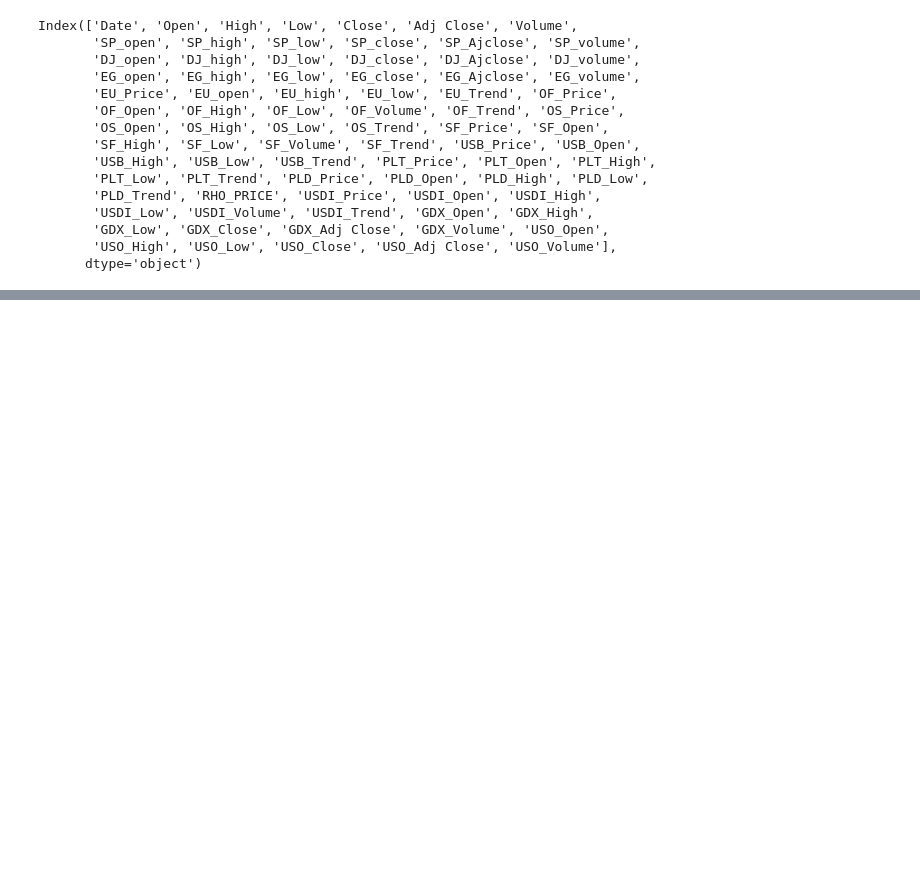
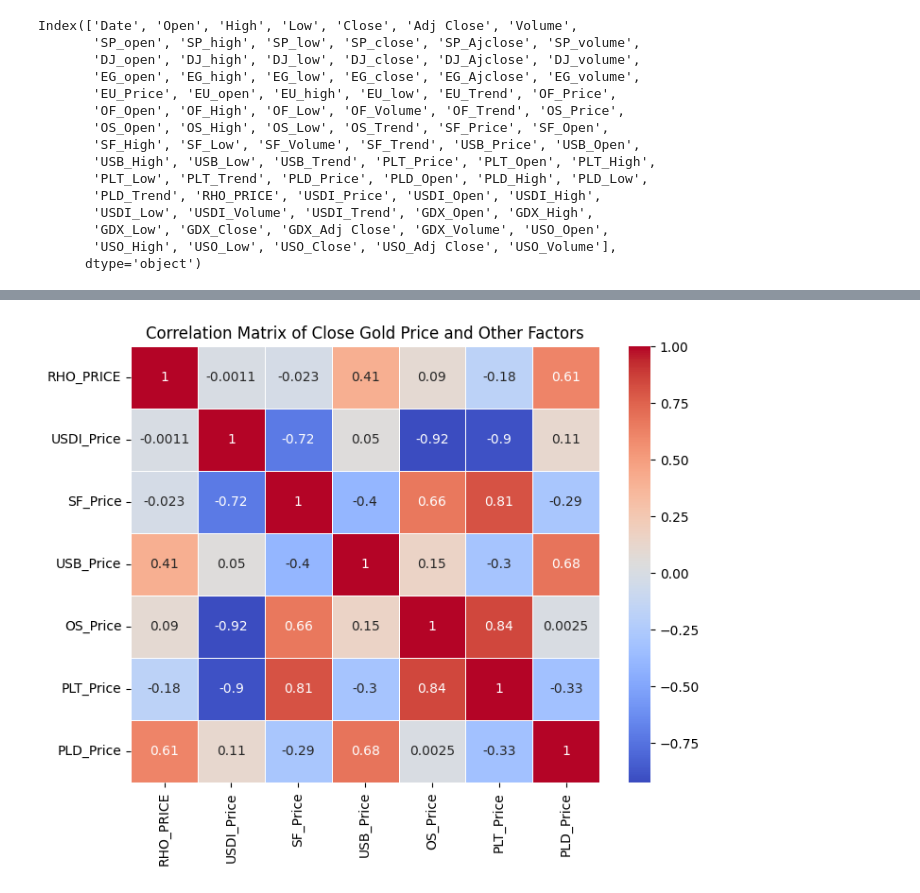
Before and after one commit to aiaaee/Gold-Price-Prediction, a Jupyter notebook: Gold_Price_Prediction.ipynb, the cells around one changed output, grey strips where cells are left out. Cells and saved outputs as stored; diff of their text form; code cells hidden in the pictures; blank space fills up the shorter version.

```diff
--- a/Gold_Price_Prediction.ipynb
+++ b/Gold_Price_Prediction.ipynb
@@ -88,0 +82,10 @@ plt.show()
+# %%
+price_correlation = data[['RHO_PRICE', 'USDI_Price' , 'SF_Price' , 'USB_Price' , 'OS_Price' , 'PLT_Price' , 'PLD_Price']].corr()
+
+plt.figure(figsize=(8, 6))
+sns.heatmap(price_correlation, annot=True, cmap='coolwarm', linewidths=0.5)
+
+plt.title("Correlation Matrix of Close Gold Price and Other Factors")
+plt.show()
+# %% [output]
+[figure, added]
```
Also changed, not shown: parts of 4 cells of this notebook.
